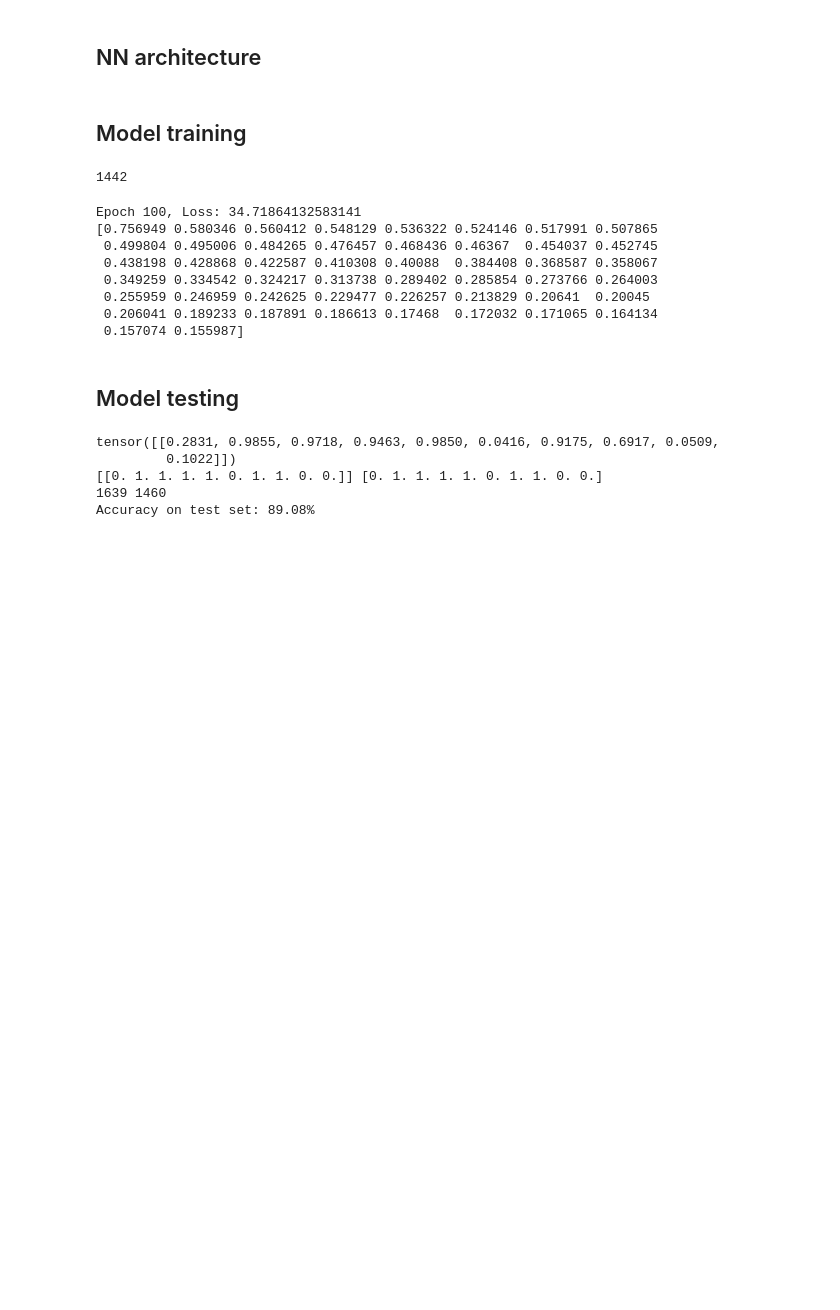
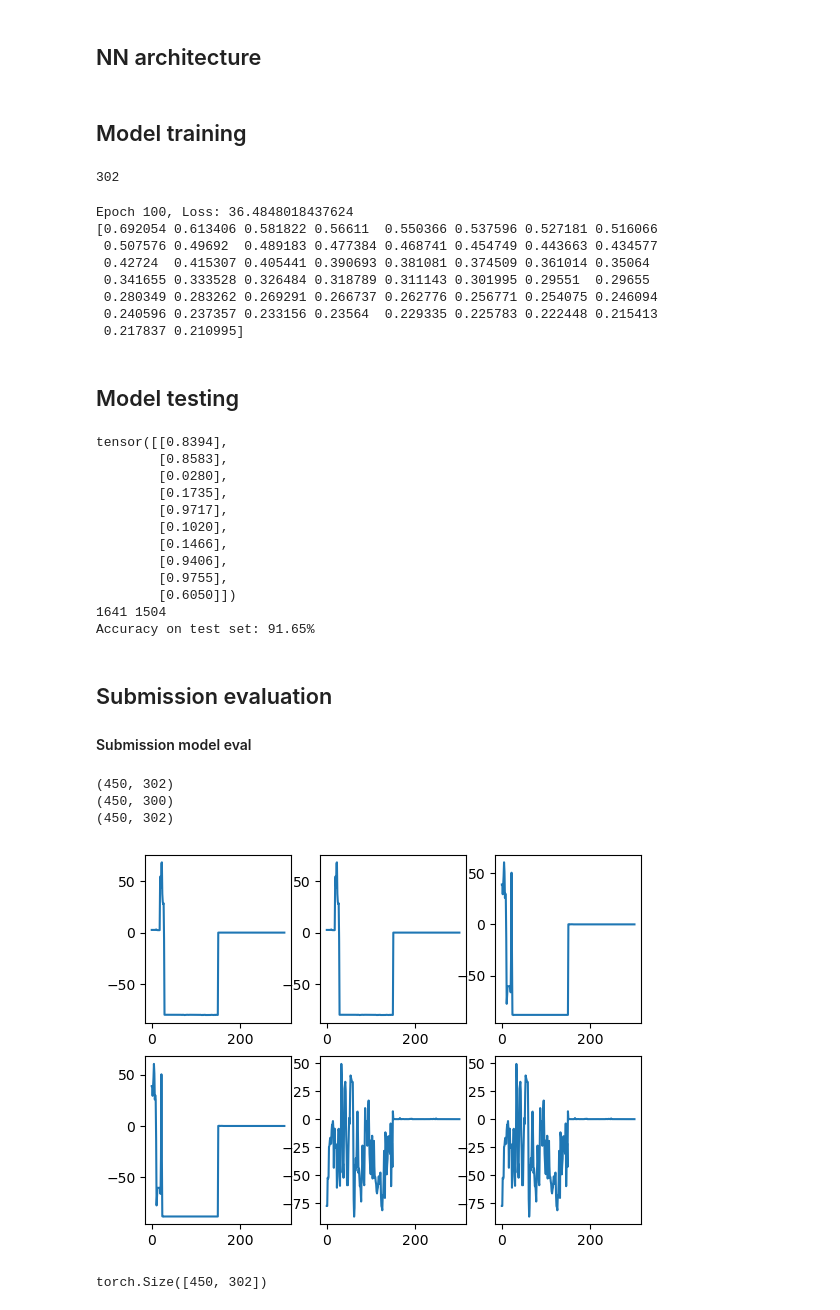
Before and after one commit to Nayel-Blidi/Kaggle, a Jupyter notebook: mainDeepLearning.ipynb, the cells around one changed output. Drawn from its saved outputs; the diff is of its cells as text; code cells hidden in the pictures; blank space fills up the shorter version.

Commit message:
1st submission evaluation function

```diff
--- a/mainDeepLearning.ipynb
+++ b/mainDeepLearning.ipynb
@@ -131,17 +122,17 @@ for epoch in tqdm(range(num_epochs)):
     losses_list.append(loss.item())
 
 print(f"Epoch {epoch+1}, Loss: {running_loss}")
-print(np.round(losses_list[::2], 6))
+#print(np.round(losses_list[::2], 6))
 # %% [output]
-1442
+302
-Epoch 100, Loss: 34.71864132583141
-[0.756949 0.580346 0.560412 0.548129 0.536322 0.524146 0.517991 0.507865
- 0.499804 0.495006 0.484265 0.476457 0.468436 0.46367  0.454037 0.452745
- 0.438198 0.428868 0.422587 0.410308 0.40088  0.384408 0.368587 0.358067
- 0.349259 0.334542 0.324217 0.313738 0.289402 0.285854 0.273766 0.264003
- 0.255959 0.246959 0.242625 0.229477 0.226257 0.213829 0.20641  0.20045
- 0.206041 0.189233 0.187891 0.186613 0.17468  0.172032 0.171065 0.164134
- 0.157074 0.155987]
+Epoch 100, Loss: 36.4848018437624
+[0.692054 0.613406 0.581822 0.56611  0.550366 0.537596 0.527181 0.516066
+ 0.507576 0.49692  0.489183 0.477384 0.468741 0.454749 0.443663 0.434577
+ 0.42724  0.415307 0.405441 0.390693 0.381081 0.374509 0.361014 0.35064
+ 0.341655 0.333528 0.326484 0.318789 0.311143 0.301995 0.29551  0.29655
+ 0.280349 0.283262 0.269291 0.266737 0.262776 0.256771 0.254075 0.246094
+ 0.240596 0.237357 0.233156 0.23564  0.229335 0.225783 0.222448 0.215413
+ 0.217837 0.210995]
 # %% [markdown]
 ## Model testing
 # %%
@@ -150,6 +141,7 @@ correct = 0
 total = 0
 with torch.no_grad():
     outputs = model(test_features)
+    print(outputs[0:10])
     #print(outputs[0:10].T)
     #predicted = torch.round(outputs.data)
     #_, predicted = torch.max(outputs.data, 1)
@@ -166,8 +158,51 @@ with torch.no_grad():
     accuracy = 100 * correct / total
     print(f"Accuracy on test set: {accuracy:.2f}%")
 # %% [output]
-tensor([[0.2831, 0.9855, 0.9718, 0.9463, 0.9850, 0.0416, 0.9175, 0.6917, 0.0509,
-         0.1022]])
-[[0. 1. 1. 1. 1. 0. 1. 1. 0. 0.]] [0. 1. 1. 1. 1. 0. 1. 1. 0. 0.]
-1639 1460
-Accuracy on test set: 89.08%
+tensor([[0.8394],
+        [0.8583],
+        [0.0280],
+        [0.1735],
+        [0.9717],
+        [0.1020],
+        [0.1466],
+        [0.9406],
+        [0.9755],
+        [0.6050]])
+1641 1504
+Accuracy on test set: 91.65%
+# %% [markdown]
+## Submission evaluation
+#### Submission model eval
+# %%
+import matplotlib.pyplot as plt
+
+data_sub = np.load(f"{current_folder_path}/submission.npy")
+print(data_sub.shape)
+
+#[step, :, :, timestamp]
+step_sub = data_sub[:,0]
+X_sub = data_sub[:, 1:-1]
+print(X_sub.shape)
+
+target_len = 302
+padding_len = (target_len - X_sub.shape[1])//2
+X_sub = np.pad(X_sub, padding_len, mode="edge")[padding_len:-padding_len, :]
+print(X_sub.shape)
+
+plt.subplots(2, 3)
+for k in range(6):
+    plt.subplot(2, 3, k+1)
+    plt.plot(X_sub[k*75,:])
+# %% [output]
+(450, 302)
+(450, 300)
+(450, 302)
+[figure, added]
+# %%
+submission_features = torch.from_numpy(X_sub).float()
+
+submission_features = F.normalize(submission_features)
+
+print(submission_features.size())
+# %% [output]
+torch.Size([450, 302])
```
Also changed, not shown: parts of 4 cells of this notebook.
